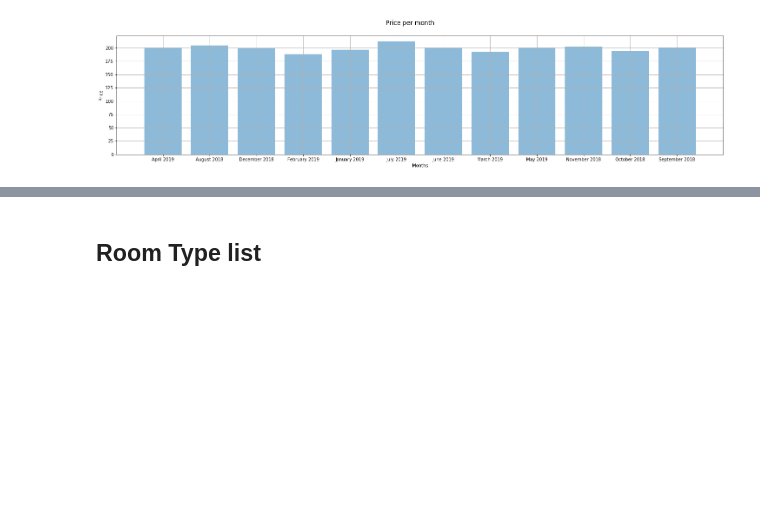
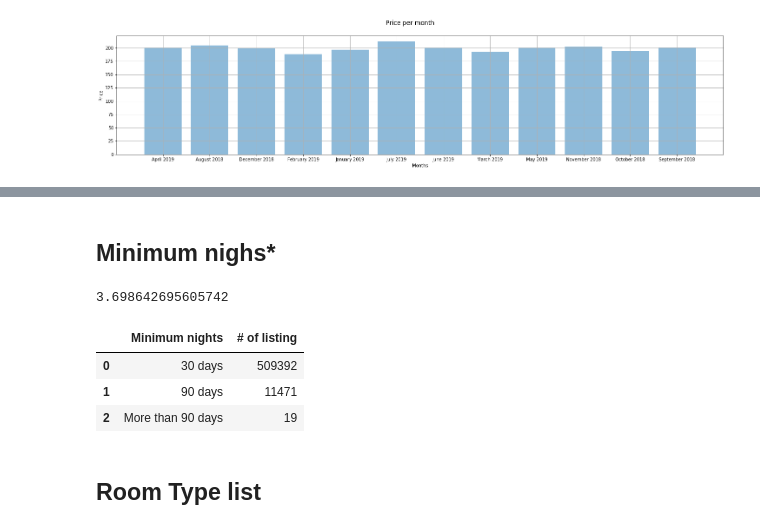
Before and after one commit to jorgelmarquez94/Project1, a Jupyter notebook: Airbnb_Front_End.ipynb, the cells around one changed output, grey strips where cells are left out. Cells and saved outputs as stored; diff of their text form; code cells hidden in the pictures; blank space fills up the shorter version.

```diff
--- a/Airbnb_Front_End.ipynb
+++ b/Airbnb_Front_End.ipynb
@@ -277,3 +312,13 @@ city.total_revenue('d')
+# %% [markdown]
+## Minimum nighs*
+# %%
+city.bins_nights()
+# %% [output]
+3.698642695605742
+|  | Minimum nights | # of listing |
+| 0 | 30 days | 509392 |
+| 1 | 90 days | 11471 |
+| 2 | More than 90 days | 19 |
 # %% [markdown]
 ## Room Type list
 # %%
```
Also changed, not shown: parts of 11 cells of this notebook.
